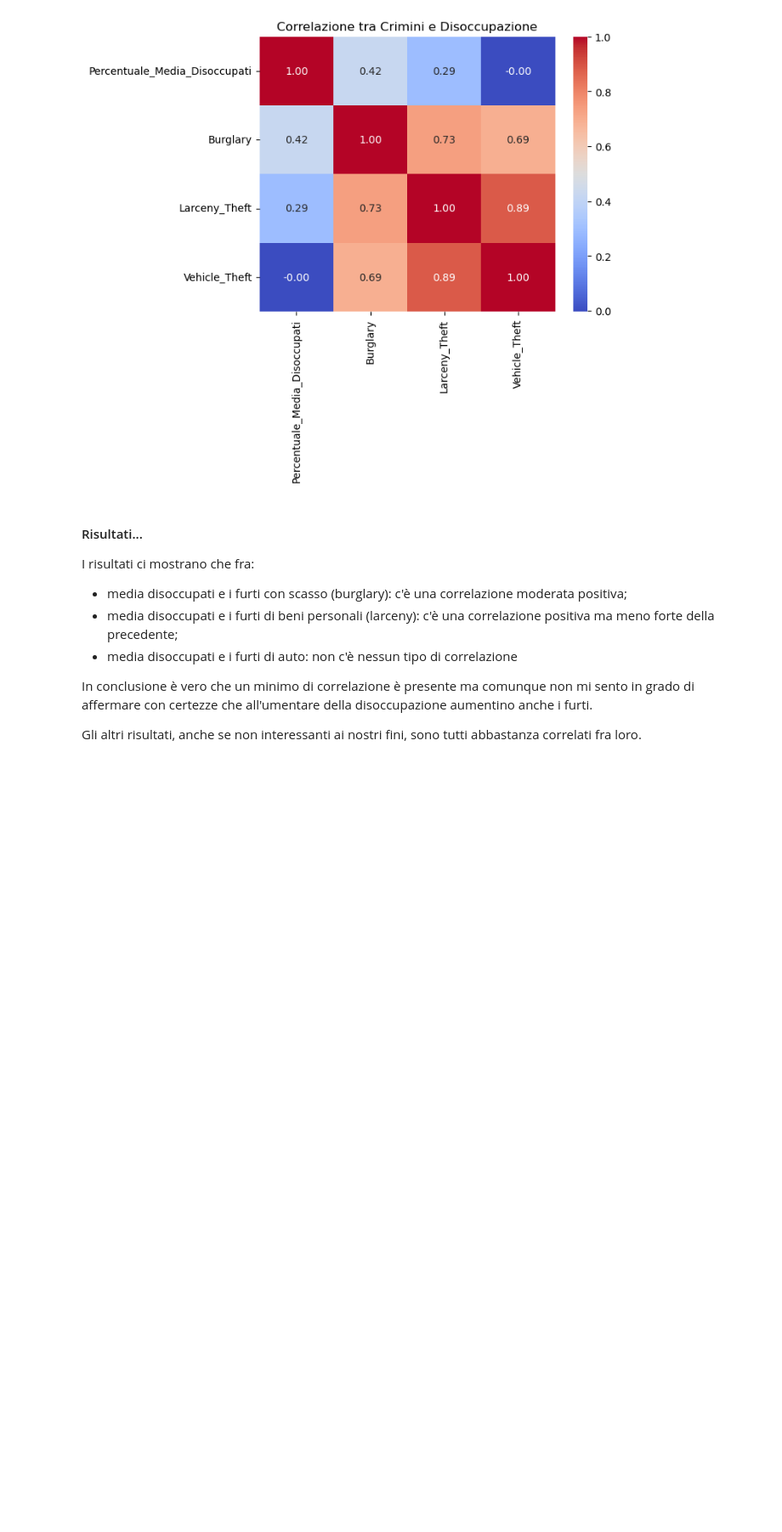
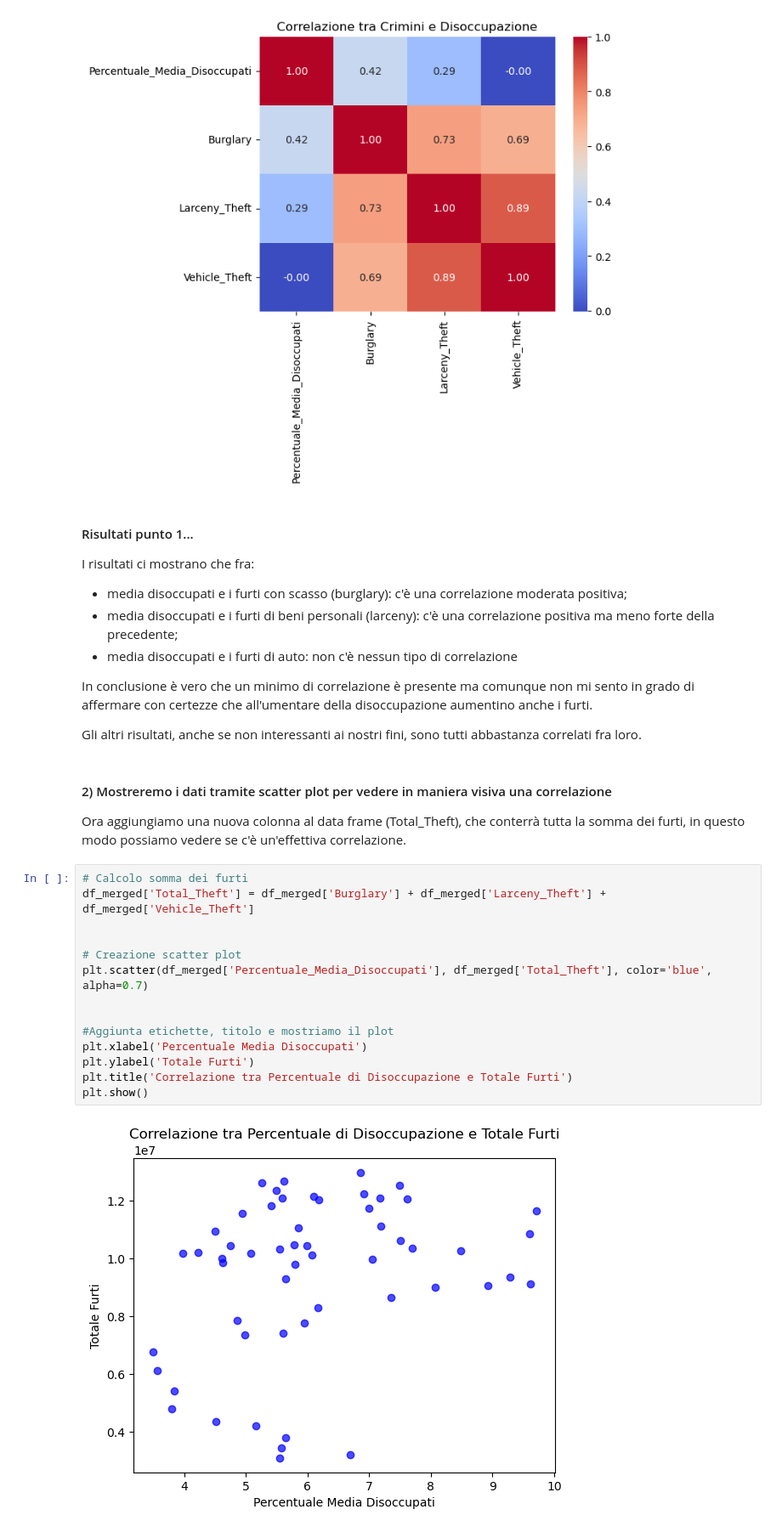
Before and after one commit to MatteoCalvanico/DataAnalytics-Project, a Jupyter notebook: Progetto.ipynb, the cells around one changed output. Shown at 85% size. Saved outputs shown, nothing was run; the diff lists cells and outputs as text; blank space fills up the shorter version.

Commit message:
Add scatter plot for show correlation

```diff
--- a/Progetto.ipynb
+++ b/Progetto.ipynb
@@ -214,7 +214,7 @@ plt.show()
 # %% [output]
 [figure]
 # %% [markdown]
-#### Risultati...
+#### Risultati punto 1...
 
 I risultati ci mostrano che fra:
 * media disoccupati e i furti con scasso (burglary): c'è una correlazione moderata positiva;
@@ -224,3 +224,23 @@ I risultati ci mostrano che fra:
 In conclusione è vero che un minimo di correlazione è presente ma comunque non mi sento in grado di affermare con certezze che all'umentare della disoccupazione aumentino anche i furti.
 
 Gli altri risultati, anche se non interessanti ai nostri fini, sono tutti abbastanza correlati fra loro.
+# %% [markdown]
+#### 2) Mostreremo i dati tramite scatter plot per vedere in maniera visiva una correlazione
+
+Ora aggiungiamo una nuova colonna al data frame (Total_Theft), che conterrà tutta la somma dei furti, in questo modo possiamo vedere se c'è un'effettiva correlazione.
+# %%
+# Calcolo somma dei furti
+df_merged['Total_Theft'] = df_merged['Burglary'] + df_merged['Larceny_Theft'] + df_merged['Vehicle_Theft']
+
+
+# Creazione scatter plot
+plt.scatter(df_merged['Percentuale_Media_Disoccupati'], df_merged['Total_Theft'], color='blue', alpha=0.7)
+
+
+#Aggiunta etichette, titolo e mostriamo il plot
+plt.xlabel('Percentuale Media Disoccupati')
+plt.ylabel('Totale Furti')
+plt.title('Correlazione tra Percentuale di Disoccupazione e Totale Furti')
+plt.show()
+# %% [output]
+[figure, added]
```
Also changed, not shown: parts of 2 cells of this notebook.
